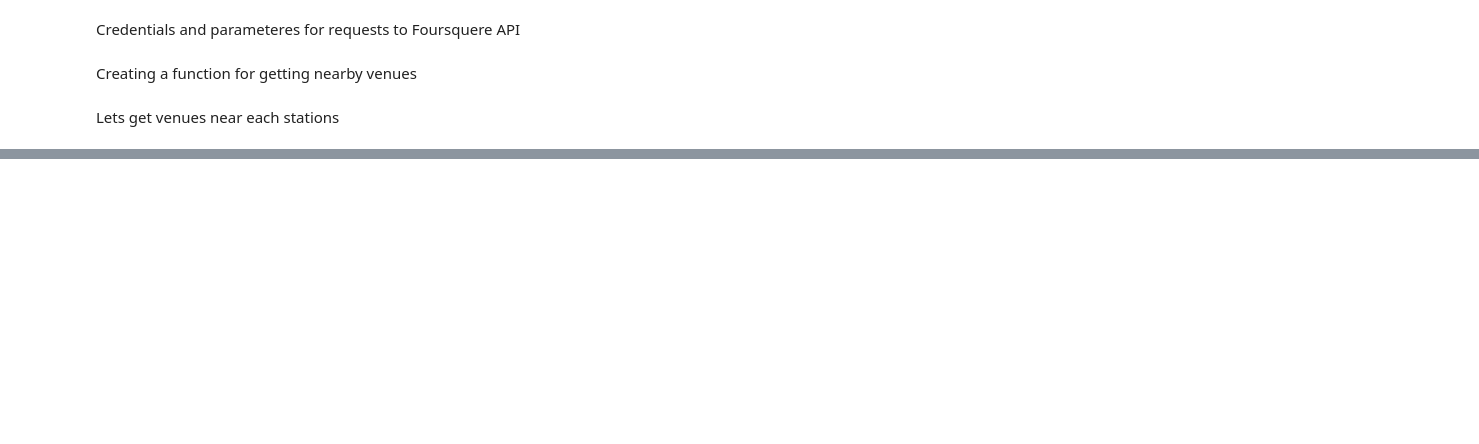
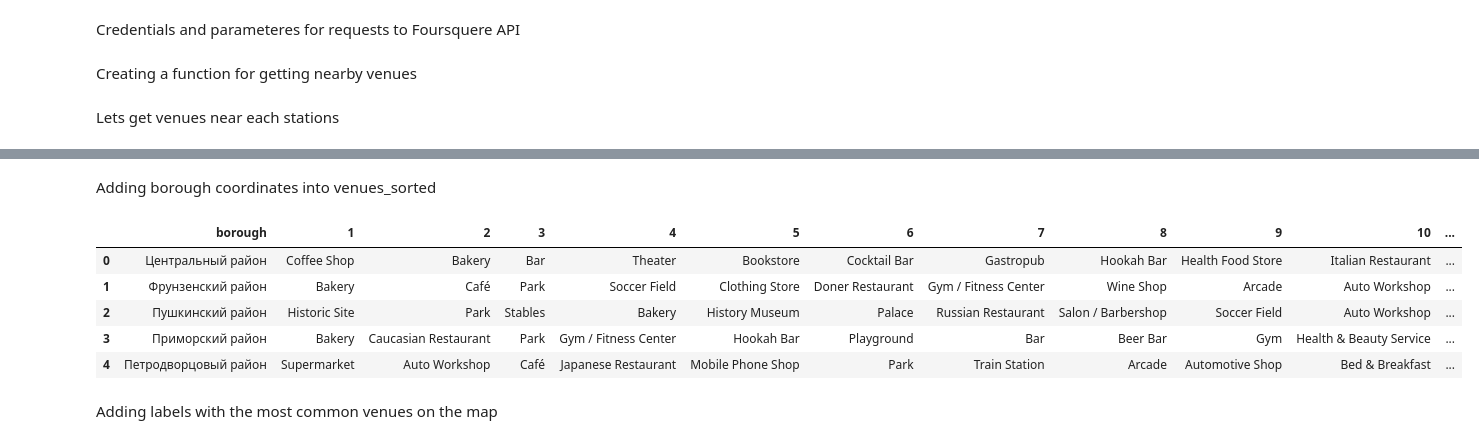
Before and after one commit to zoubrator/Coursera_Capstone, a Jupyter notebook: exploration_st_petersburg.ipynb, the cells around one changed output, grey strips where cells are left out. Drawn from its saved outputs; the diff is of its cells as text; code cells hidden in the pictures; blank space fills up the shorter version.

```diff
--- a/exploration_st_petersburg.ipynb
+++ b/exploration_st_petersburg.ipynb
@@ -267,0 +396,4 @@ venues_df.head()
+# %%
+venues_df_gr=venues_df[['borough','venue_category','venue_name']].groupby(['borough','venue_category']).count()
+venues_df_gr=venues_df_gr.rename(columns={'venue_name':'number of venues'})
+venues_df_gr
@@ -267,0 +417,5 @@ venues_df.head()
+# %%
+venues_df_gr=venues_df_gr.reset_index()
+venues_df_gr=venues_df_gr.sort_values(by=['borough','number of venues'],ascending=False)
+venues_df_gr=venues_df_gr.reset_index(drop=True)
+venues_df_gr.head()
@@ -267,0 +431,9 @@ venues_df.head()
+# %%
+import numpy as np
+num_top_venues = 10
+
+columns = ['borough']
+for ind in np.arange(num_top_venues):
+    columns.append(ind+1)
+venues_sorted = pd.DataFrame(columns=columns)
+venues_sorted
@@ -267,0 +444,15 @@ venues_df.head()
+# %%
+k=0
+j=1
+temp=venues_df_gr.loc[0,'borough']
+venues_sorted.loc[0,'borough']=venues_df_gr.loc[0,'borough']
+for i in range(len(venues_df_gr)):
+    if temp!=venues_df_gr.loc[i,'borough']:
+        temp=venues_df_gr.loc[i,'borough']
+        k+=1
+        venues_sorted.loc[k,'borough']=venues_df_gr.loc[i,'borough']
+        j=1
+    if j<=10:
+        venues_sorted.loc[k,j]=venues_df_gr.loc[i,'venue_category']
+        j+=1
+venues_sorted
@@ -267,0 +477,14 @@ venues_df.head()
+# %% [markdown]
+Adding borough coordinates into venues_sorted
+# %%
+venues_sorted=venues_sorted.join(boroughs_df[['borough','lat','lng']].set_index('borough'),on='borough')
+venues_sorted.head()
+# %% [output]
+|  | borough | 1 | 2 | 3 | 4 | 5 | 6 | 7 | 8 | 9 | 10 | ... |
+| 0 | Центральный район | Coffee Shop | Bakery | Bar | Theater | Bookstore | Cocktail Bar | Gastropub | Hookah Bar | Health Food Store | Italian Restaurant | ... |
+| 1 | Фрунзенский район | Bakery | Café | Park | Soccer Field | Clothing Store | Doner Restaurant | Gym / Fitness Center | Wine Shop | Arcade | Auto Workshop | ... |
+| 2 | Пушкинский район | Historic Site | Park | Stables | Bakery | History Museum | Palace | Russian Restaurant | Salon / Barbershop | Soccer Field | Auto Workshop | ... |
+| 3 | Приморский район | Bakery | Caucasian Restaurant | Park | Gym / Fitness Center | Hookah Bar | Playground | Bar | Beer Bar | Gym | Health & Beauty Service | ... |
+| 4 | Петродворцовый район | Supermarket | Auto Workshop | Café | Japanese Restaurant | Mobile Phone Shop | Park | Train Station | Arcade | Automotive Shop | Bed & Breakfast | ... |
+# %% [markdown]
+Adding labels with the most common venues on the map
```
Also changed, not shown: parts of 75 cells of this notebook.
